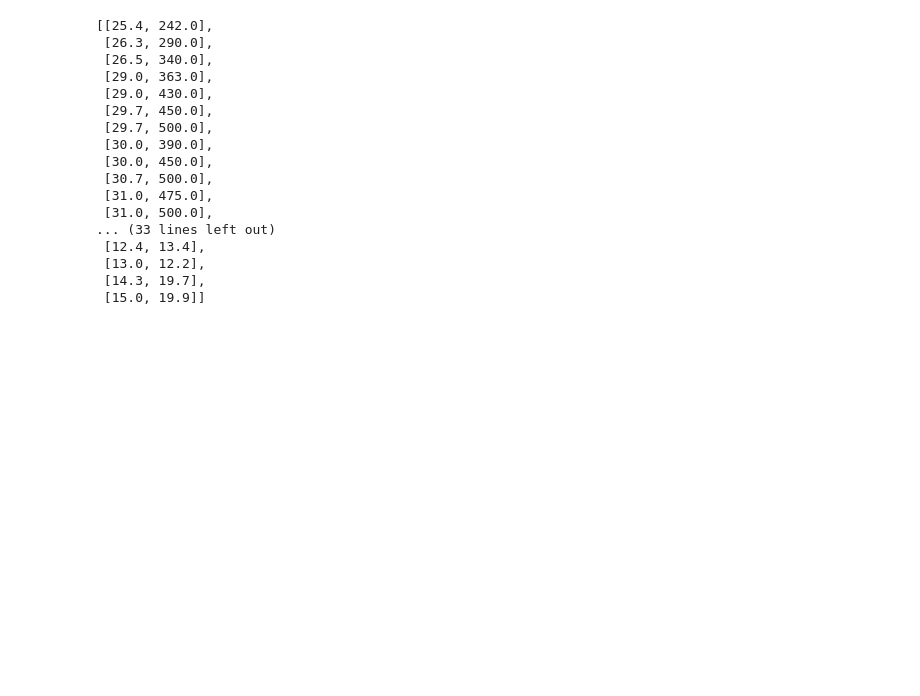
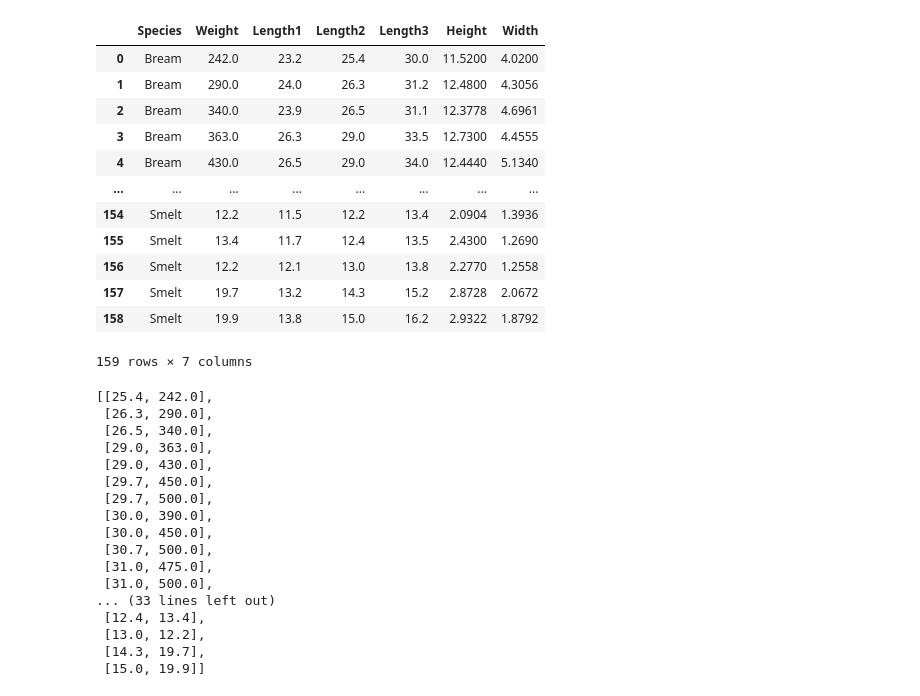
Before and after one commit to Yerineeeee98/ML, a Jupyter notebook: 2-1.ipynb, the cells around one changed output. Drawn from its saved outputs; the diff is of its cells as text; code cells hidden in the pictures; blank space fills up the shorter version.

```diff
--- a/2-1.ipynb
+++ b/2-1.ipynb
@@ -1,6 +1,21 @@
 # %%
 import pandas as pd
 df = pd.read_csv('data/Fish.csv')
+df
+# %% [output]
+|  | Species | Weight | Length1 | Length2 | Length3 | Height | Width |
+| 0 | Bream | 242.0 | 23.2 | 25.4 | 30.0 | 11.5200 | 4.0200 |
+| 1 | Bream | 290.0 | 24.0 | 26.3 | 31.2 | 12.4800 | 4.3056 |
+| 2 | Bream | 340.0 | 23.9 | 26.5 | 31.1 | 12.3778 | 4.6961 |
+| 3 | Bream | 363.0 | 26.3 | 29.0 | 33.5 | 12.7300 | 4.4555 |
+| 4 | Bream | 430.0 | 26.5 | 29.0 | 34.0 | 12.4440 | 5.1340 |
+| ... | ... | ... | ... | ... | ... | ... | ... |
+| 154 | Smelt | 12.2 | 11.5 | 12.2 | 13.4 | 2.0904 | 1.3936 |
+| 155 | Smelt | 13.4 | 11.7 | 12.4 | 13.5 | 2.4300 | 1.2690 |
+| 156 | Smelt | 12.2 | 12.1 | 13.0 | 13.8 | 2.2770 | 1.2558 |
+| 157 | Smelt | 19.7 | 13.2 | 14.3 | 15.2 | 2.8728 | 2.0672 |
+| 158 | Smelt | 19.9 | 13.8 | 15.0 | 16.2 | 2.9322 | 1.8792 |
+159 rows × 7 columns
 # %%
 cond = df['Species'].isin(['Bream', 'Smelt']) # 두가지 조건을 한번에
 lw_df = df.loc[cond, ['Length2', 'Weight']]
```
Also changed, not shown: parts of 20 cells of this notebook, 12 other files.
